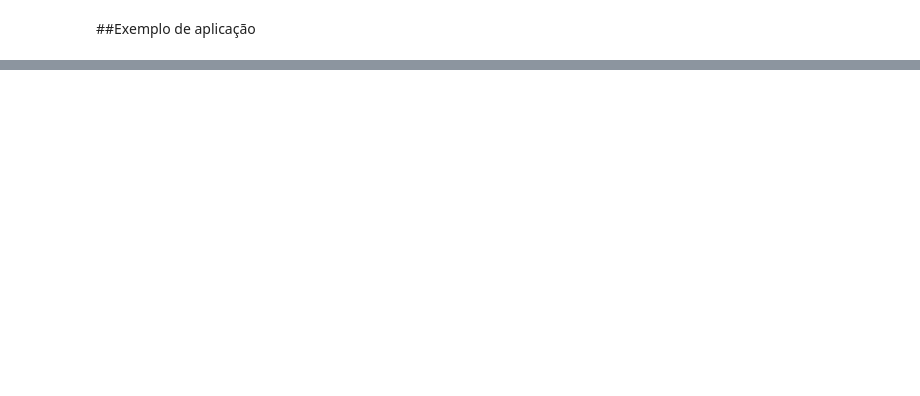
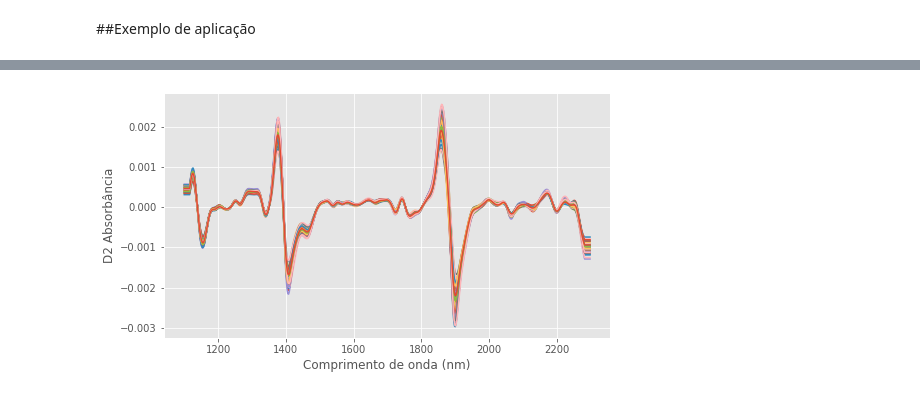
Before and after one commit to larissamazzero/RMN, a Jupyter notebook: PLS/pls.ipynb, the cells around one changed output, grey strips where cells are left out. Saved outputs shown, nothing was run; the diff lists cells and outputs as text; code cells hidden in the pictures; blank space fills up the shorter version.

```diff
--- a/PLS/pls.ipynb
+++ b/PLS/pls.ipynb
@@ -38,0 +103,12 @@ FONTE: https://www.scielo.br/j/prod/a/7Pbw8HKvxD7F87rTSLJqCFD/?format=pdf&lang=p
+# %%
+X2 = savgol_filter(X, 17, polyorder=2, deriv=2)
+# %%
+#Plotando o gráfico.
+plt.figure(figsize=(8, 4.5))
+with plt.style.context('ggplot'):
+    plt.plot(wl, X2.T)
+    plt.xlabel("Comprimento de onda (nm)")
+    plt.ylabel("D2 Absorbância")
+    plt.show()
+# %% [output]
+[figure, added]
```
Also changed, not shown: parts of 20 cells of this notebook.
